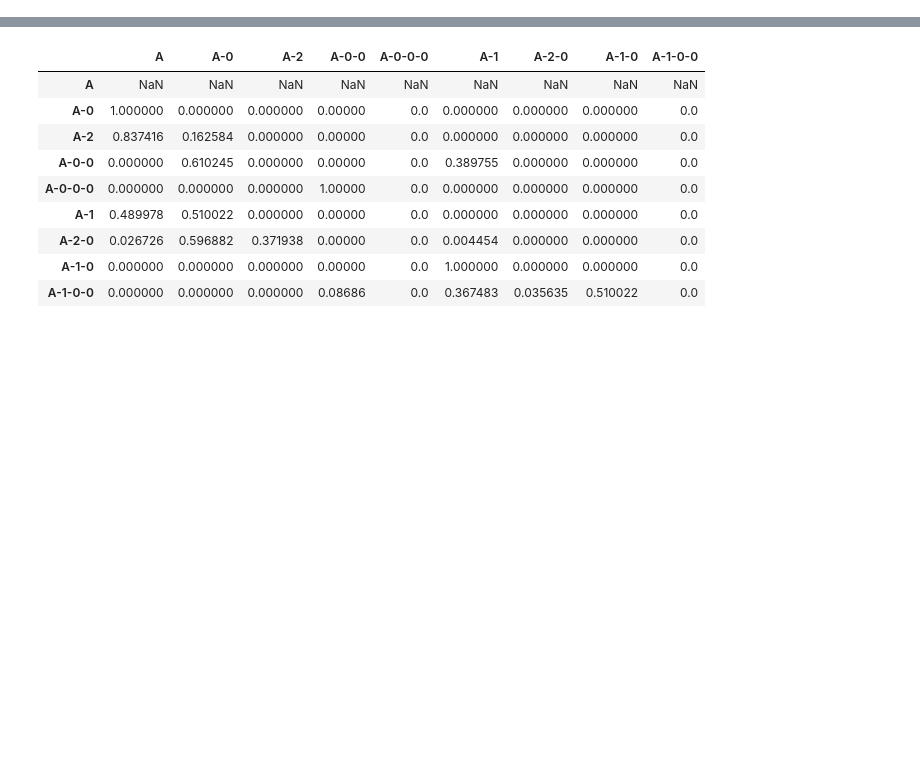
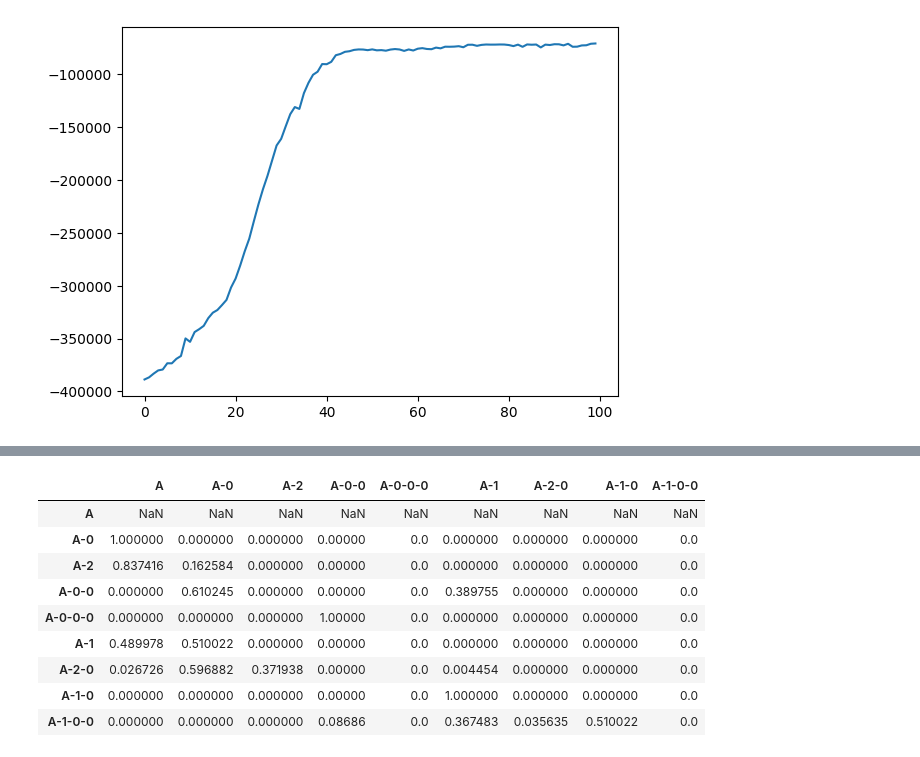
Before and after one commit to cbg-ethz/SCATrEx, a Jupyter notebook: notebooks/vonmises.ipynb, the cells around one changed output, grey strips where cells are left out. Saved outputs shown, nothing was run; the diff lists cells and outputs as text; code cells hidden in the pictures; blank space fills up the shorter version.

```diff
--- a/notebooks/vonmises.ipynb
+++ b/notebooks/vonmises.ipynb
@@ -101,0 +110,8 @@ sca.plot_data(alpha=.1, zorder=-1)
+# %%
+# Learn initial noise and assignments
+# sca.ntssb.sample_variational_distributions(n_samples=100)
+elbos = sca.ntssb.learn_globals(100, step_size=.1, mc_samples=10, return_trace=True, update_roots=False, seed=1)
+plt.plot(elbos)
+plt.show()
+# %% [output]
+[figure, added]
```
Also changed, not shown: parts of 20 cells of this notebook, 6 other files.
